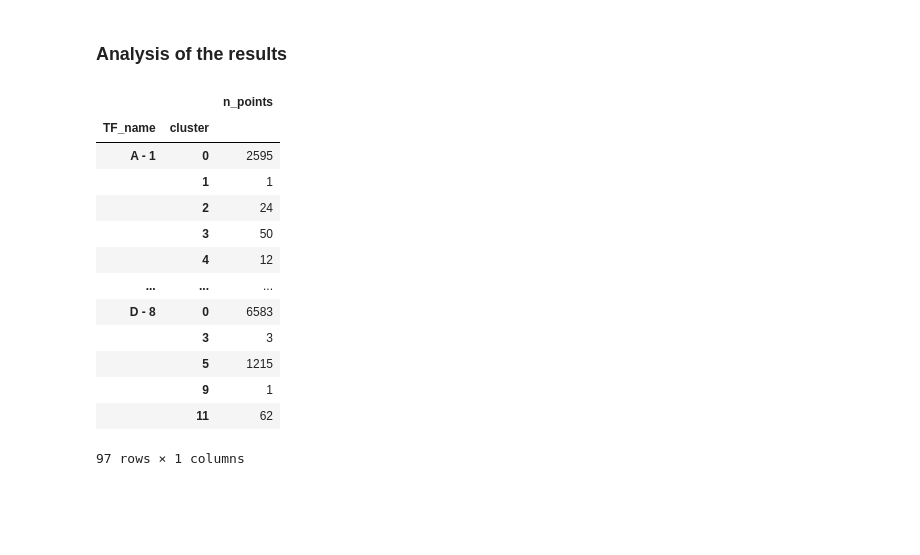
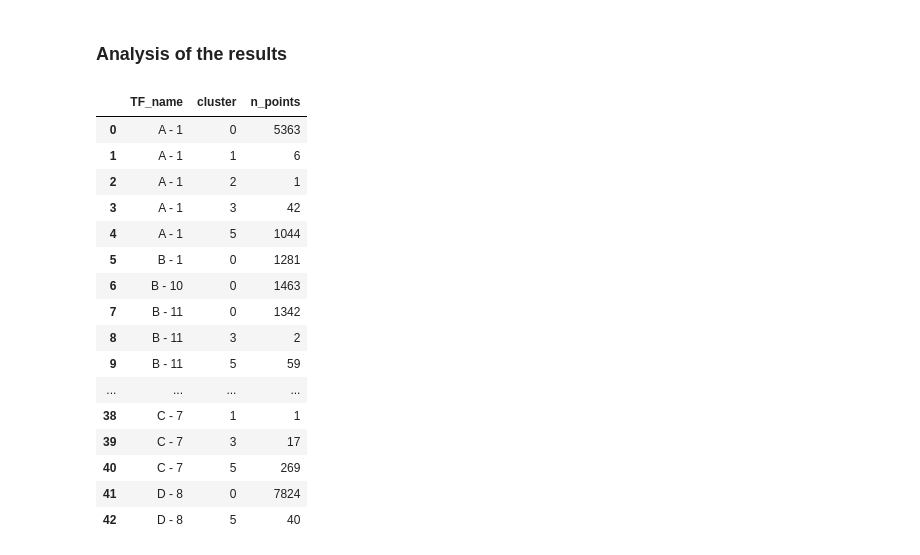
Before and after one commit to CS-433/ml-project-2-transcripted_cherry, a Jupyter notebook: Jupyter notebooks/Task_2.ipynb, the cells around one changed output. Saved outputs shown, nothing was run; the diff lists cells and outputs as text; code cells hidden in the pictures; blank space fills up the shorter version.

```diff
--- a/Jupyter notebooks/Task_2.ipynb
+++ b/Jupyter notebooks/Task_2.ipynb
@@ -151,7 +151,7 @@ if normalization == True:
 n_components = 3            #For PCA how many components to keep at the end, 3
 pca_excluded = ['img', 'TF_name','patch'] #define which columns should be excluded -> No additional information for the PCA
 random_state = 42           #input for the Kmeans algorithm to determines random number generation for centroid initialization
-n_clusters = 15              # Number of clusters we want for TF
+n_clusters = 6              # Number of clusters we want for TF
 # %% [markdown]
 ## Find optimal n_component with elbow plot
 # %%
@@ -294,21 +294,24 @@ ypet_clustered = ypet_clustered.reset_index()
 # %%
 # Check how many points are in which cluster
 spread = ypet_clustered.groupby(['TF_name', 'cluster']).count()
 spread = spread.rename(columns={'index': 'n_points'})
 spread = spread.drop(columns=spread.columns[1:], axis = 1)
-spread
+spread.reset_index()
 # %% [output]
-|  |  | n_points |
-| TF_name | cluster |  |
-| A - 1 | 0 | 2595 |
-|  | 1 | 1 |
-|  | 2 | 24 |
-|  | 3 | 50 |
-|  | 4 | 12 |
-| ... | ... | ... |
-| D - 8 | 0 | 6583 |
-|  | 3 | 3 |
-|  | 5 | 1215 |
-|  | 9 | 1 |
-|  | 11 | 62 |
+|  | TF_name | cluster | n_points |
+| 0 | A - 1 | 0 | 5363 |
+| 1 | A - 1 | 1 | 6 |
+| 2 | A - 1 | 2 | 1 |
+| 3 | A - 1 | 3 | 42 |
+| 4 | A - 1 | 5 | 1044 |
+| 5 | B - 1 | 0 | 1281 |
+| 6 | B - 10 | 0 | 1463 |
+| 7 | B - 11 | 0 | 1342 |
+| 8 | B - 11 | 3 | 2 |
+| 9 | B - 11 | 5 | 59 |
+| ... | ... | ... | ... |
+| 38 | C - 7 | 1 | 1 |
+| 39 | C - 7 | 3 | 17 |
+| 40 | C - 7 | 5 | 269 |
+| 41 | D - 8 | 0 | 7824 |
+| 42 | D - 8 | 5 | 40 |
-97 rows × 1 columns
```
Also changed, not shown: parts of 12 cells of this notebook.
